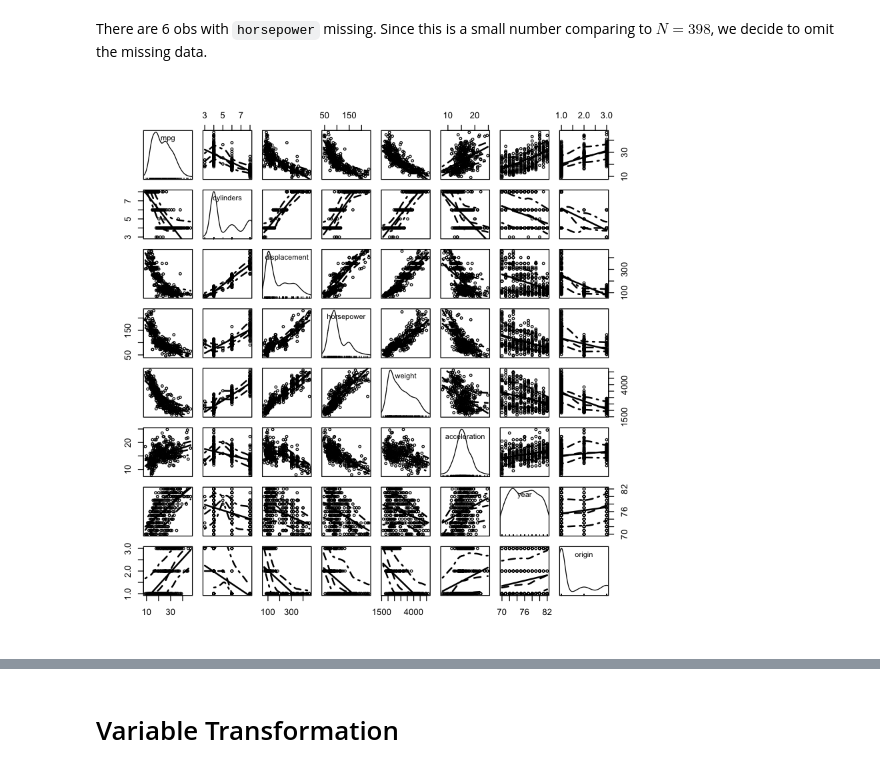
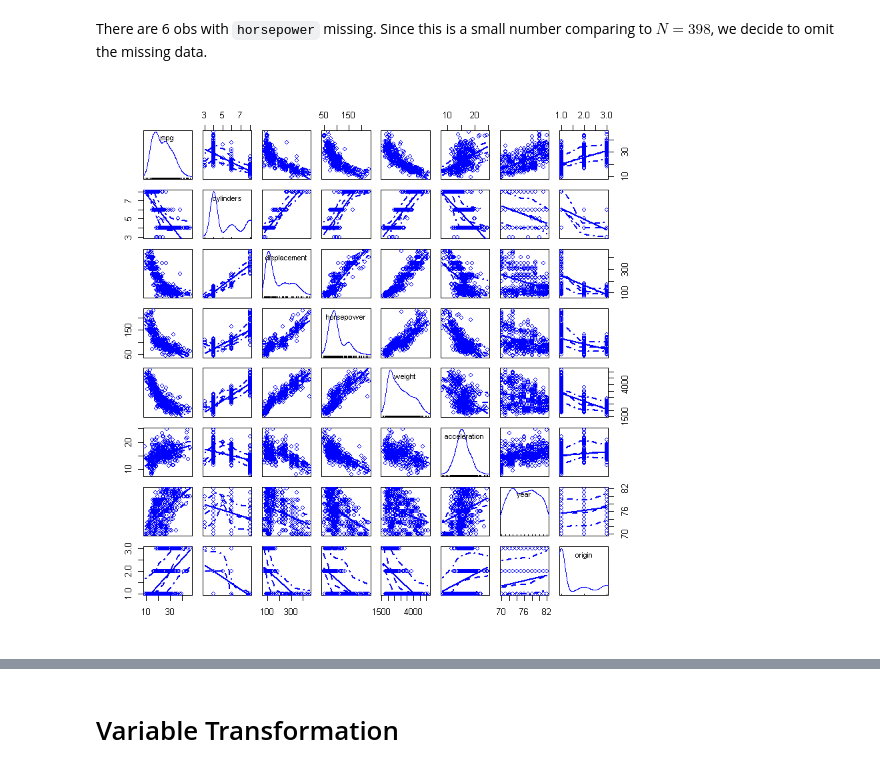
Before and after one commit to KillingVectorField/STA232-Final-Project, a Jupyter notebook: mpg.ipynb, the cells around one changed output, grey strips where cells are left out. Drawn from its saved outputs; the diff is of its cells as text; code cells hidden in the pictures.

```diff
--- a/mpg.ipynb
+++ b/mpg.ipynb
@@ -33,9 +33,9 @@ There are 6 obs with `horsepower` missing. Since this is a small number comparin
 # %%
 mpg<-na.omit(mpg)
 # %%
-car::scatterplotMatrix(mpg[,-9],cex=0.6,col=1)
+car::scatterplotMatrix(mpg[,-9])
 # %% [output]
-[figure, old version]
+[figure, new version]
 # %%
 corrplot::corrplot(cor(mpg[,-c(8,9)]))
 # %% [output]
```
Also changed, not shown: parts of 33 cells of this notebook.
